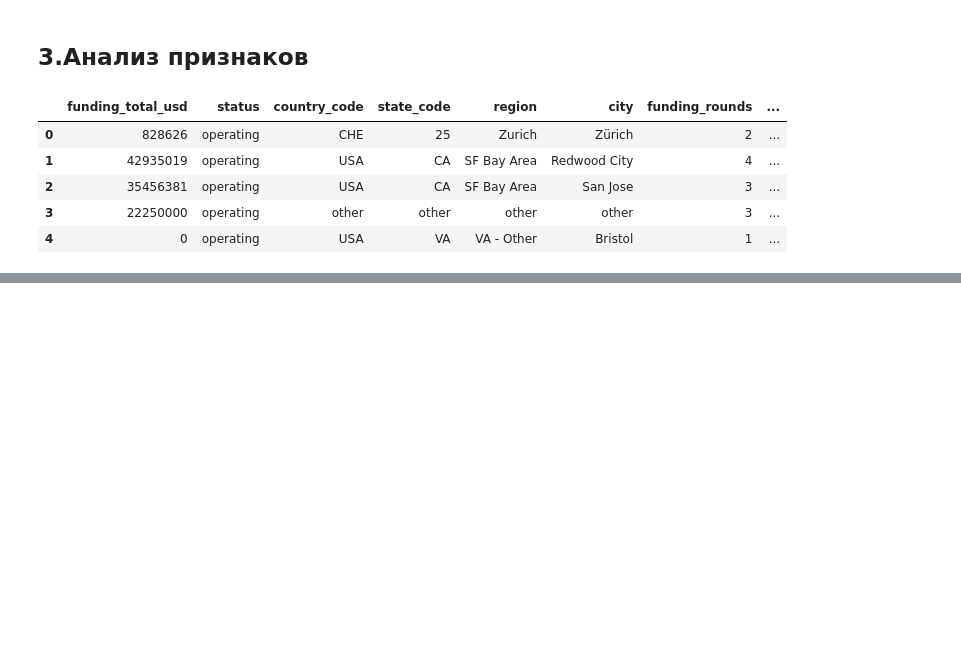
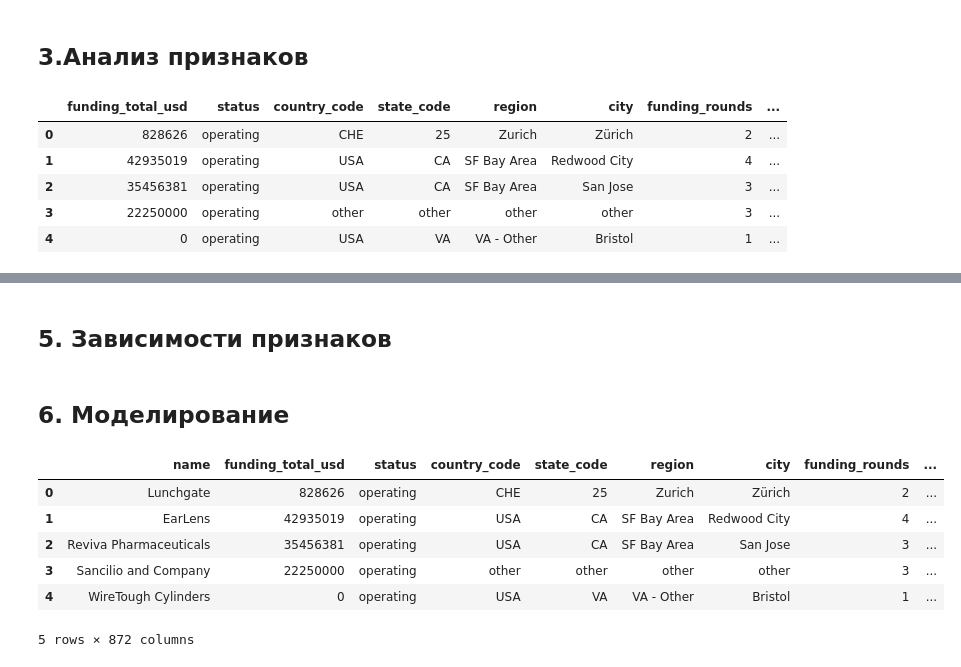
Before and after one commit to onejetpilot/start_up, a Jupyter notebook: start_up_pred.ipynb, the cells around one changed output, grey strips where cells are left out. Saved outputs shown, nothing was run; the diff lists cells and outputs as text; code cells hidden in the pictures; blank space fills up the shorter version.

```diff
--- a/start_up_pred.ipynb
+++ b/start_up_pred.ipynb
@@ -369,0 +374,5 @@ all_diag(train_b, column_type='numeric', hue=None)
+# %%
+for col in date_cols2:
+    train[f'{col}_year'] = train[col].dt.year
+    train[f'{col}_month'] = train[col].dt.month
+    train[f'{col}_day'] = train[col].dt.day
@@ -382,0 +453,14 @@ all_diag(train_b, column_type='categorical', hue=None)
+# %% [markdown]
+## 5. Зависимости признаков
+# %% [markdown]
+## 6. Моделирование
+# %%
+train.head()
+# %% [output]
+|  | name | funding_total_usd | status | country_code | state_code | region | city | funding_rounds | ... |
+| 0 | Lunchgate | 828626 | operating | CHE | 25 | Zurich | Zürich | 2 | ... |
+| 1 | EarLens | 42935019 | operating | USA | CA | SF Bay Area | Redwood City | 4 | ... |
+| 2 | Reviva Pharmaceuticals | 35456381 | operating | USA | CA | SF Bay Area | San Jose | 3 | ... |
+| 3 | Sancilio and Company | 22250000 | operating | other | other | other | other | 3 | ... |
+| 4 | WireTough Cylinders | 0 | operating | USA | VA | VA - Other | Bristol | 1 | ... |
+5 rows × 872 columns
```
Also changed, not shown: parts of 20 cells of this notebook.
